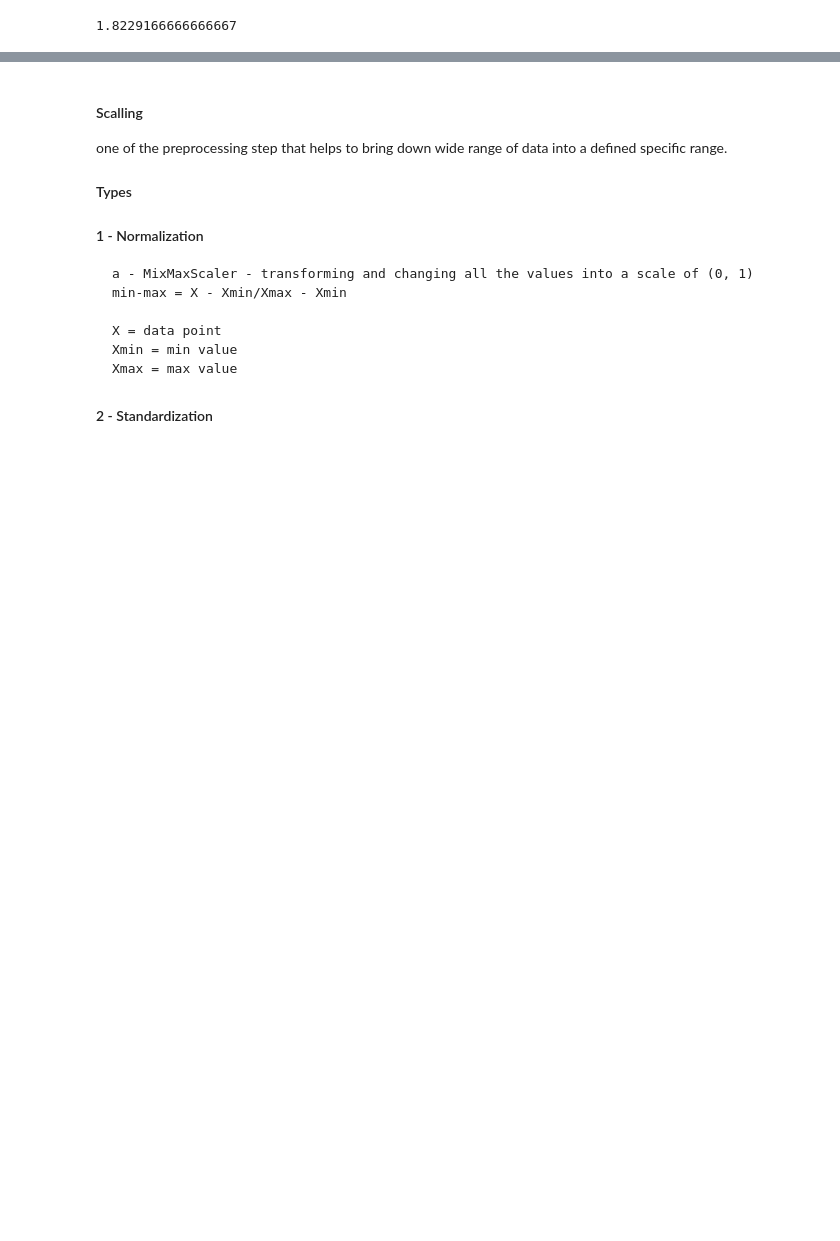
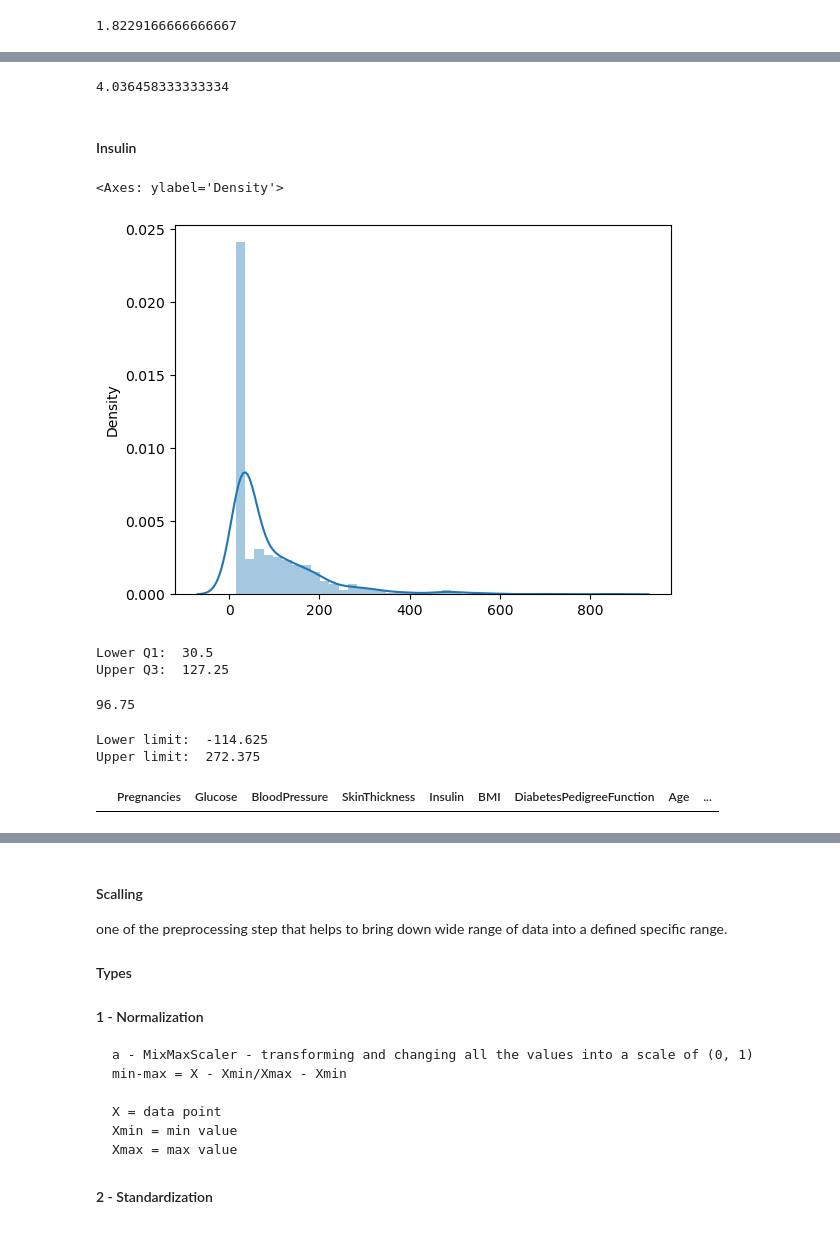
Before and after one commit to Abdul-Samii/Logistic-Regression, a Jupyter notebook: Logistic Regression.ipynb, the cells around one changed output, grey strips where cells are left out. Saved outputs shown, nothing was run; the diff lists cells and outputs as text; code cells hidden in the pictures; blank space fills up the shorter version.

```diff
--- a/Logistic Regression.ipynb
+++ b/Logistic Regression.ipynb
@@ -318,0 +463,47 @@ data.loc[data['Pregnancies'] > upper_limit, 'Pregnancies'] = data['Pregnancies']
+# %%
+#Find the percentage of the outliers if greator the 5% we will not handle it
+len(data.loc[data['SkinThickness'] > upper_limit_skin])/len(data)*100
+# %% [output]
+4.036458333333334
+# %%
+#we are handling it by replacing it with the median of that column
+data.loc[data['SkinThickness'] > upper_limit_skin,  'SkinThickness'] = data['SkinThickness'].median()
+# %% [markdown]
+#### Insulin
+# %%
+#First of all we check if the column is normally distributed or not
+sns.distplot(x = data.Insulin)
+# %% [output]
+<Axes: ylabel='Density'>
+[figure, added]
+# %%
+#Data is not normally distributed so we will be using IQR
+#STEP - 1: Find Q1 and Q3
+Q1_insulin = data['Insulin'].quantile(0.25)
+Q3_insulin = data['Insulin'].quantile(0.75)
+print("Lower Q1: ", Q1_insulin)
+print("Upper Q3: ", Q3_insulin)
+# %% [output]
+Lower Q1:  30.5
+Upper Q3:  127.25
+# %%
+#STEP - 2: Find IQR
+IQR_insulin = Q3_insulin - Q1_insulin
+IQR_insulin
+# %% [output]
+96.75
+# %%
+#STEP - 3: Find the upper and lower limits
+lower_limit_insulin = Q1_insulin - 1.5*IQR_insulin
+upper_limit_insulin = Q3_insulin + 1.5*IQR_insulin
+print("Lower limit: ", lower_limit_insulin)
+print("Upper limit: ", upper_limit_insulin)
+# %% [output]
+Lower limit:  -114.625
+Upper limit:  272.375
+# %%
+#STEP - 4: Check the values that are above & below the limits
+#Lower limit
+data.loc[data['Insulin'] < lower_limit_insulin]
+# %% [output]
+|  | Pregnancies | Glucose | BloodPressure | SkinThickness | Insulin | BMI | DiabetesPedigreeFunction | Age | ... |
```
Also changed, not shown: parts of 51 cells of this notebook.
